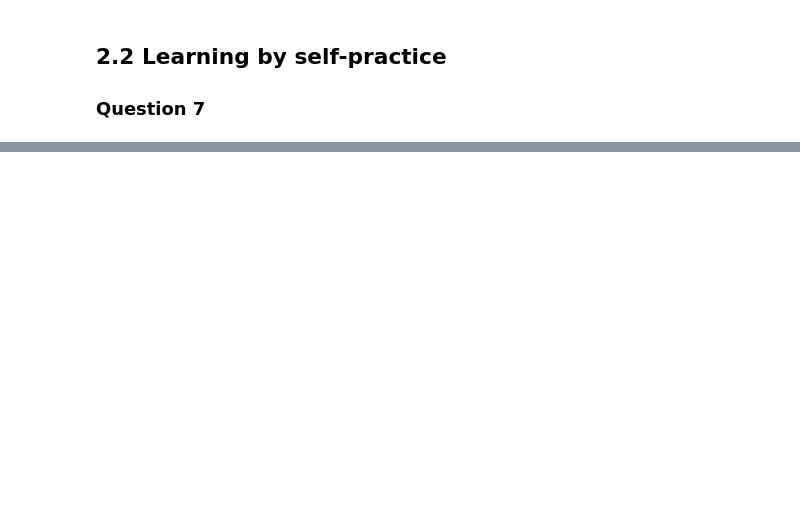
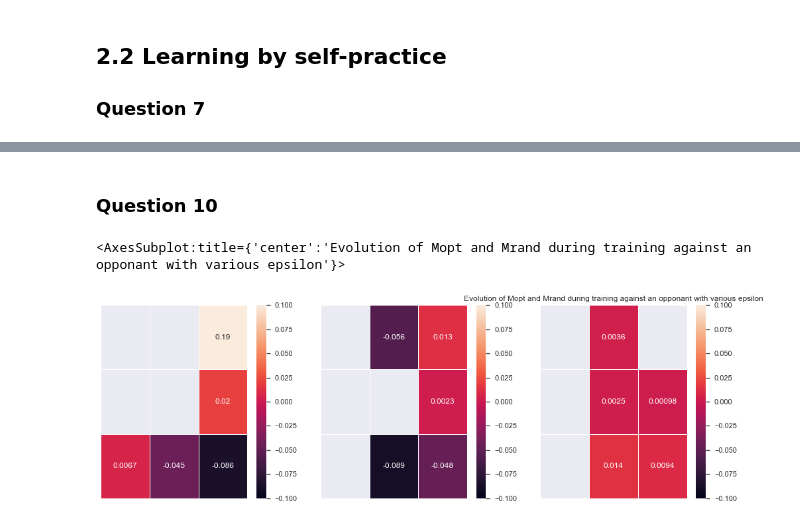
Before and after one commit to henrypapadatos/Reinforcement_Learning_TicTacToe, a Jupyter notebook: Test_file.ipynb, the cells around one changed output, grey strips where cells are left out. Cells and saved outputs as stored; diff of their text form; code cells hidden in the pictures; blank space fills up the shorter version.

```diff
--- a/Test_file.ipynb
+++ b/Test_file.ipynb
@@ -407,0 +622,46 @@ Max value of Mrand acheived after 20000 games:  0.912
+# %% [markdown]
+### Question 10
+# %%
+import seaborn as sns
+plt.style.use("seaborn")
+
+states = Qplayer.states
+
+board = np.array([[1., 1., 0.],
+                  [-1., -1., 0.],
+                  [0., 0., 0.]])
+
+
+key = board.tobytes()
+QValues1 = states[key]
+
+board = np.array([[1., 0., 0.],
+                  [-1., -1., 0.],
+                  [1., 0., 0.]])
+
+key = board.tobytes()
+QValues2 = states[key]
+
+board = np.array([[1., 0., -1.],
+                  [-1., 0., 0.],
+                  [1., 0., 0.]])
+
+key = board.tobytes()
+QValues3 = states[key]
+
+sns.set()
+
+fig, axes = plt.subplots(1, 3)
+fig.set_figwidth(15)
+fig.set_figheight(5)
+plt.title('Evolution of Mopt and Mrand during training against an opponant with various epsilon')
+
+
+# f,(ax1,ax2,ax3) = plt.subplots(1,3)
+# ax1.get_shared_y_axes().join(ax2,ax3)
+sns.heatmap(QValues1,linewidth = 1 , annot = True, ax=axes[0], xticklabels=False, yticklabels=False)
+sns.heatmap(QValues2,linewidth = 1 , annot = True, ax=axes[1], xticklabels=False, yticklabels=False)
+sns.heatmap(QValues3,linewidth = 1 , annot = True, ax=axes[2], xticklabels=False, yticklabels=False)
+# %% [output]
+<AxesSubplot:title={'center':'Evolution of Mopt and Mrand during training against an opponant with various epsilon'}>
+[figure, added]
```
Also changed, not shown: parts of 8 cells of this notebook.
